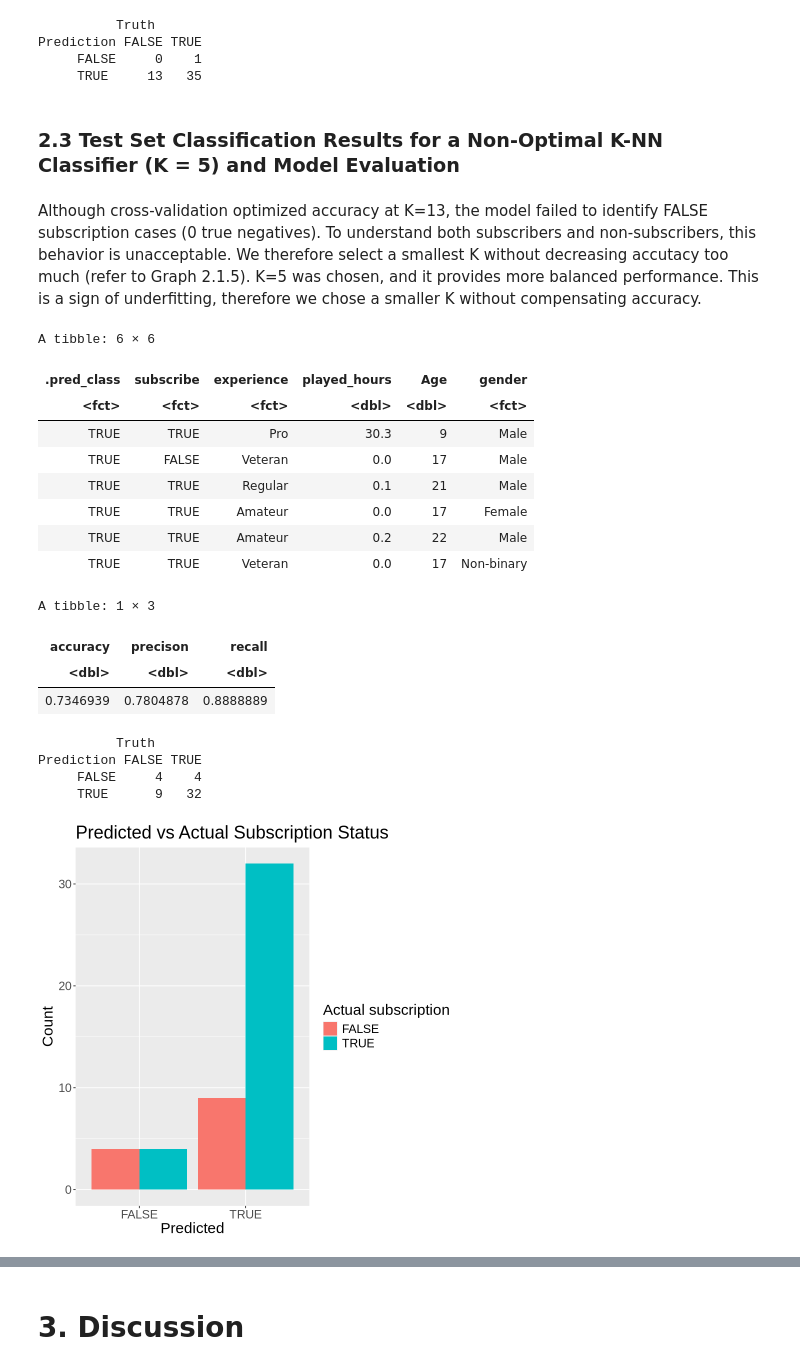
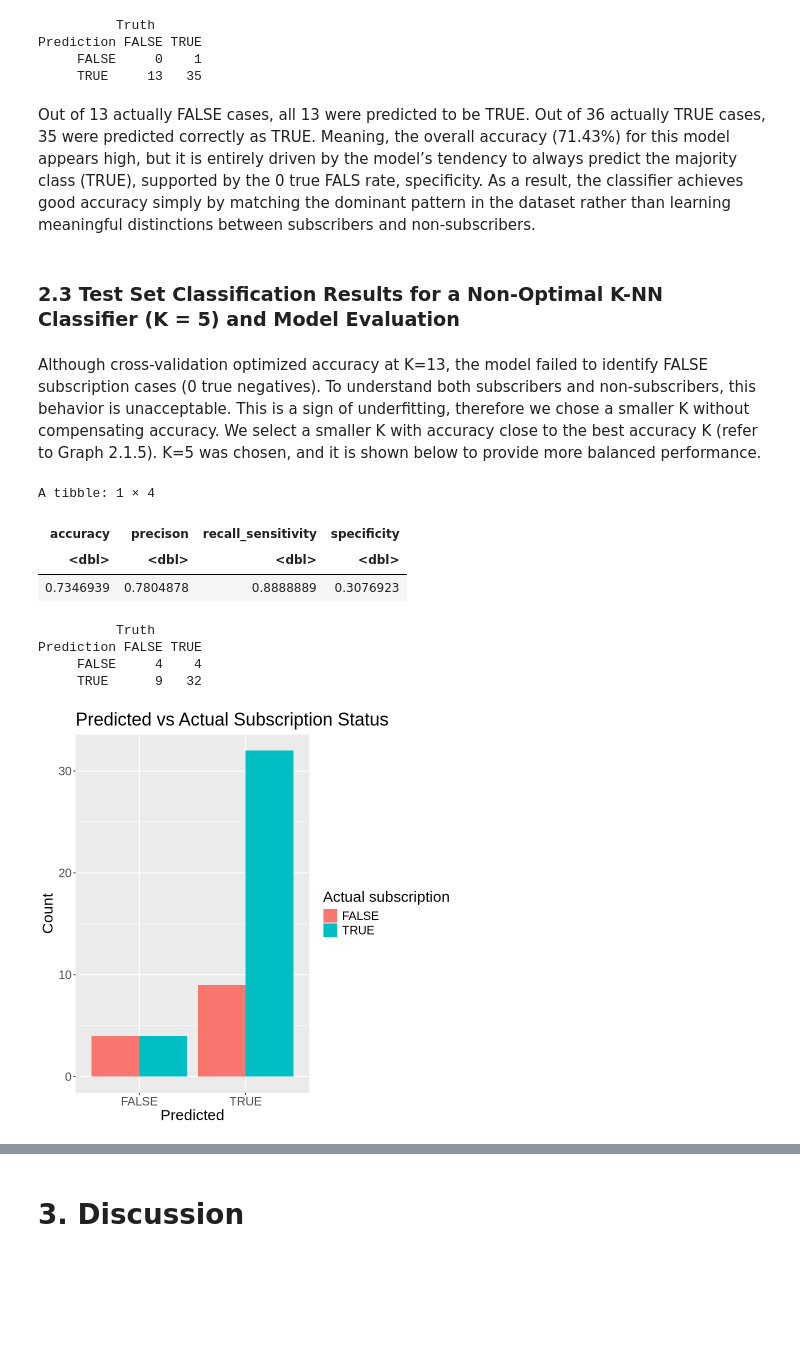
Before and after one commit to Tim-W36/DSCI-100-Group-30-Final-Project-Report-, a Jupyter notebook: proj_ind.ipynb, the cells around one changed output, grey strips where cells are left out. Drawn from its saved outputs; the diff is of its cells as text; code cells hidden in the pictures; blank space fills up the shorter version.

Commit message:
Finish Discussion + Add Specificity + About 2k words

```diff
--- a/proj_ind.ipynb
+++ b/proj_ind.ipynb
@@ -696,10 +688,12 @@ players_test_predictions |>
 Prediction FALSE TRUE
      FALSE     0    1
      TRUE     13   35
+# %% [markdown]
+Out of 13 actually FALSE cases, all 13 were predicted to be TRUE. Out of 36 actually TRUE cases, 35 were predicted correctly as TRUE. Meaning, the overall accuracy (71.43%) for this model appears high, but it is entirely driven by the model’s tendency to always predict the majority class (TRUE), supported by the 0 true FALS rate, specificity. As a result, the classifier achieves good accuracy simply by matching the dominant pattern in the dataset rather than learning meaningful distinctions between subscribers and non-subscribers.
 # %% [markdown]
 ### 2.3 Test Set Classification Results for a Non-Optimal K-NN Classifier (K = 5) and Model Evaluation
 # %% [markdown]
-Although cross-validation optimized accuracy at K=13, the model failed to identify FALSE subscription cases (0 true negatives). To understand both subscribers and non-subscribers, this behavior is unacceptable. We therefore select a smallest K without decreasing accutacy too much (refer to Graph 2.1.5). K=5 was chosen, and it provides more balanced performance. This is a sign of underfitting, therefore we chose a smaller K without compensating accuracy.
+Although cross-validation optimized accuracy at K=13, the model failed to identify FALSE subscription cases (0 true negatives). To understand both subscribers and non-subscribers, this behavior is unacceptable. This is a sign of underfitting, therefore we chose a smaller K without compensating accuracy. We select a smaller K with accuracy close to the best accuracy K (refer to Graph 2.1.5). K=5 was chosen, and it is shown below to provide more balanced performance.
 # %%
 # Model Specification K=5
 knn_final <- nearest_neighbor(
@@ -716,52 +710,40 @@ players_fit <- workflow() |>
 
 # Generate Predictions
 players_test_predictions <- predict(players_fit, players_test) |>
   bind_cols(players_test)
 
-head(players_test_predictions)
-
 # Final Model Evaluation
 players_test_metrics <- players_test_predictions |>
   metrics(truth = subscribe, estimate = .pred_class)
 
 players_test_accuracy <- players_test_metrics |>
   filter(.metric == "accuracy") |>
   pull(.estimate)
 
-model_evaluation <- tibble(accuracy = players_test_accuracy, precison = 32/(32+9), recall = 32/(32+4)) #numbers taken from confusion matrix below
+model_evaluation <- tibble(accuracy = players_test_accuracy, precison = 32/(32+9), recall_sensitivity = 32/(32+4), specificity = 4/(4+9)) # numbers taken from confusion matrix below
 model_evaluation
 
 # Results
 players_test_predictions |>
   count(subscribe, .pred_class) |>
   ggplot(aes(x = .pred_class, y = n, fill = subscribe)) +
   geom_col(position = "dodge") +
   labs(
     title = "Predicted vs Actual Subscription Status",
     x = "Predicted",
     y = "Count",
     fill = "Actual subscription"
   )
 
-
 players_test_predictions |>
   conf_mat(truth = subscribe, estimate = .pred_class)
 # %% [output]
-A tibble: 6 × 6
+A tibble: 1 × 4
-| .pred_class | subscribe | experience | played_hours | Age | gender |
-| <fct> | <fct> | <fct> | <dbl> | <dbl> | <fct> |
-| TRUE | TRUE | Pro | 30.3 | 9 | Male |
-| TRUE | FALSE | Veteran | 0.0 | 17 | Male |
-| TRUE | TRUE | Regular | 0.1 | 21 | Male |
-| TRUE | TRUE | Amateur | 0.0 | 17 | Female |
-| TRUE | TRUE | Amateur | 0.2 | 22 | Male |
-| TRUE | TRUE | Veteran | 0.0 | 17 | Non-binary |
+| accuracy | precison | recall_sensitivity | specificity |
+| <dbl> | <dbl> | <dbl> | <dbl> |
+| 0.7346939 | 0.7804878 | 0.8888889 | 0.3076923 |
-A tibble: 1 × 3
+          Truth
+Prediction FALSE TRUE
+     FALSE     4    4
+     TRUE      9   32
-| accuracy | precison | recall |
-| <dbl> | <dbl> | <dbl> |
-| 0.7346939 | 0.7804878 | 0.8888889 |
-          Truth
-Prediction FALSE TRUE
-     FALSE     4    4
-     TRUE      9   32
 [figure]
```
Also changed, not shown: parts of 11 cells of this notebook.
